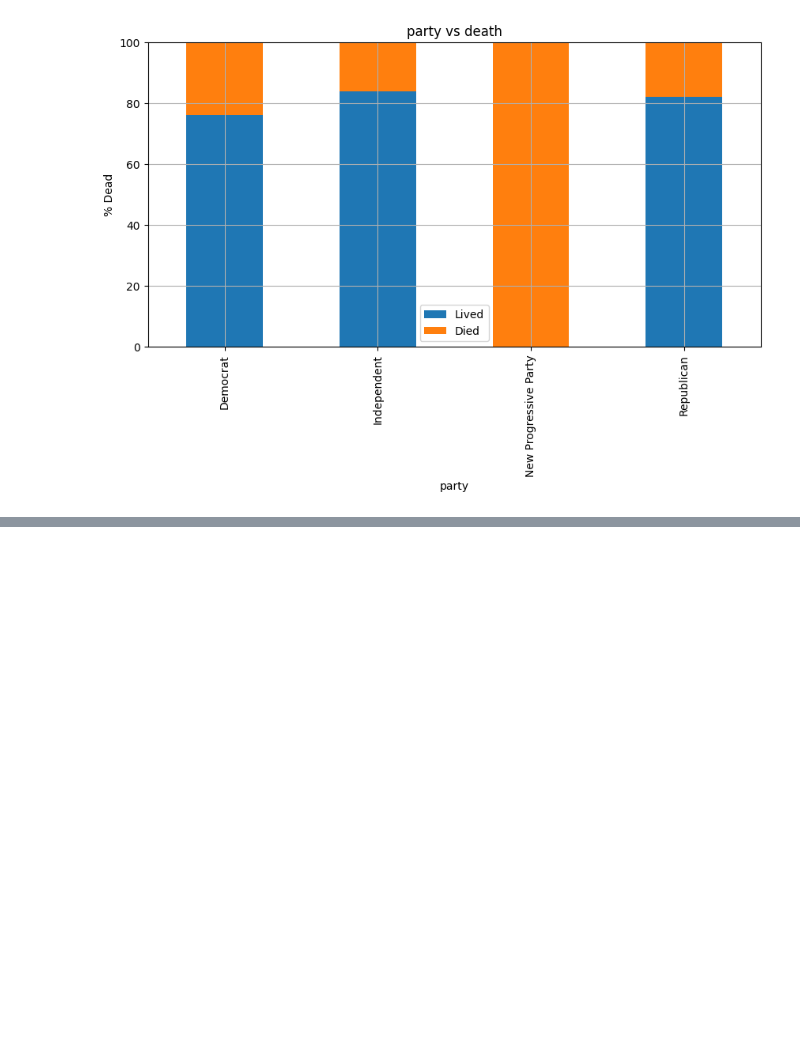
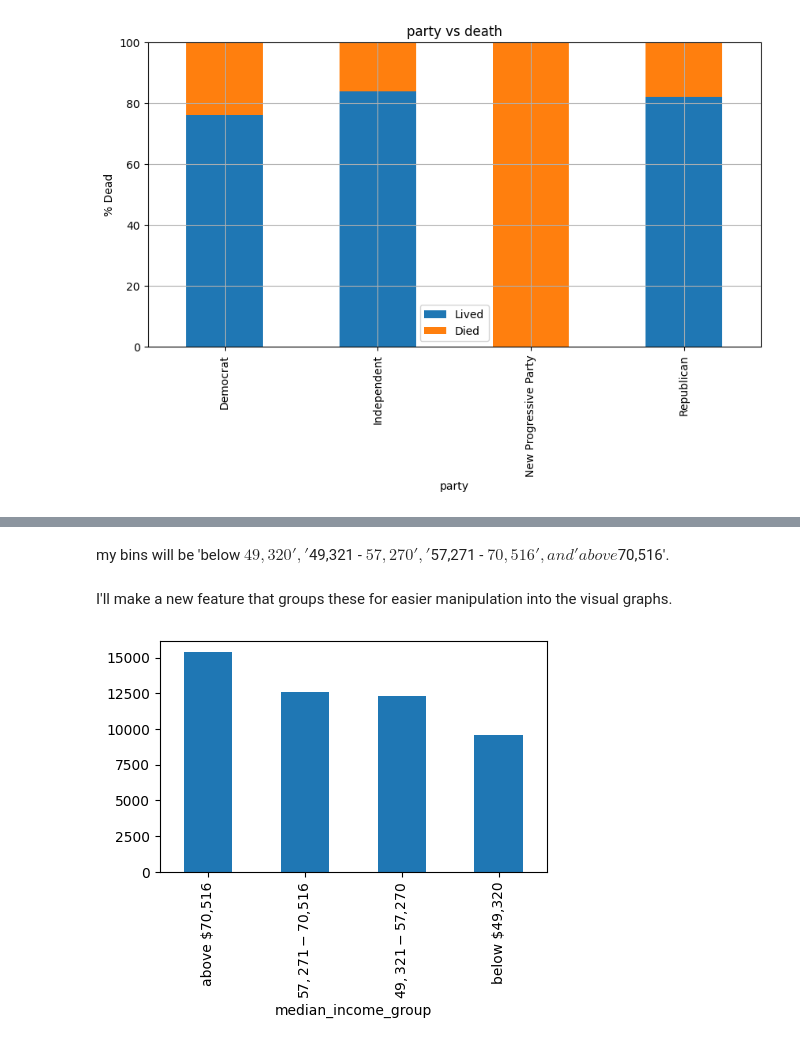
Before and after one commit to Southwick-Adam/CovidDataAnalysis, a Jupyter notebook: 2023-Homework1-Notebook.ipynb, the cells around one changed output, grey strips where cells are left out. Cells and saved outputs as stored; diff of their text form; code cells hidden in the pictures; blank space fills up the shorter version.

```diff
--- a/2023-Homework1-Notebook.ipynb
+++ b/2023-Homework1-Notebook.ipynb
@@ -1205,0 +1268,4 @@ Index: []
+# %%
+for index, row in df.iterrows():
+    if row['median_household_income'] == 0:
+        df.at[index, 'median_household_income'] = np.nan
@@ -1205,0 +1286,24 @@ Index: []
+# %% [markdown]
+my bins will be 'below $49,320' , '$49,321 - $57,270', '$57,271 - $70,516', and 'above $70,516'.
+# %% [markdown]
+I'll make a new feature that groups these for easier manipulation into the visual graphs.
+# %%
+df['median_income_group'] = " "
+
+for index, row in df.iterrows():
+    income = row['median_household_income']
+    if income == np.nan:
+        df.at[index, 'median_income_group'] = np.nan
+    elif income < 48162:
+        df.at[index, 'median_income_group'] = 'below $49,320'
+    elif income < 56319:
+        df.at[index, 'median_income_group'] = '$49,321 - $57,270'
+    elif income < 67922:
+        df.at[index, 'median_income_group'] = '$57,271 - $70,516'
+    else:
+        df.at[index, 'median_income_group'] = 'above $70,516'
+# %%
+df['median_income_group'].value_counts(dropna = False).plot(kind='bar', figsize=(5,3))
+plt.show()
+# %% [output]
+[figure, added]
```
Also changed, not shown: parts of 35 cells of this notebook, 2 other files.
